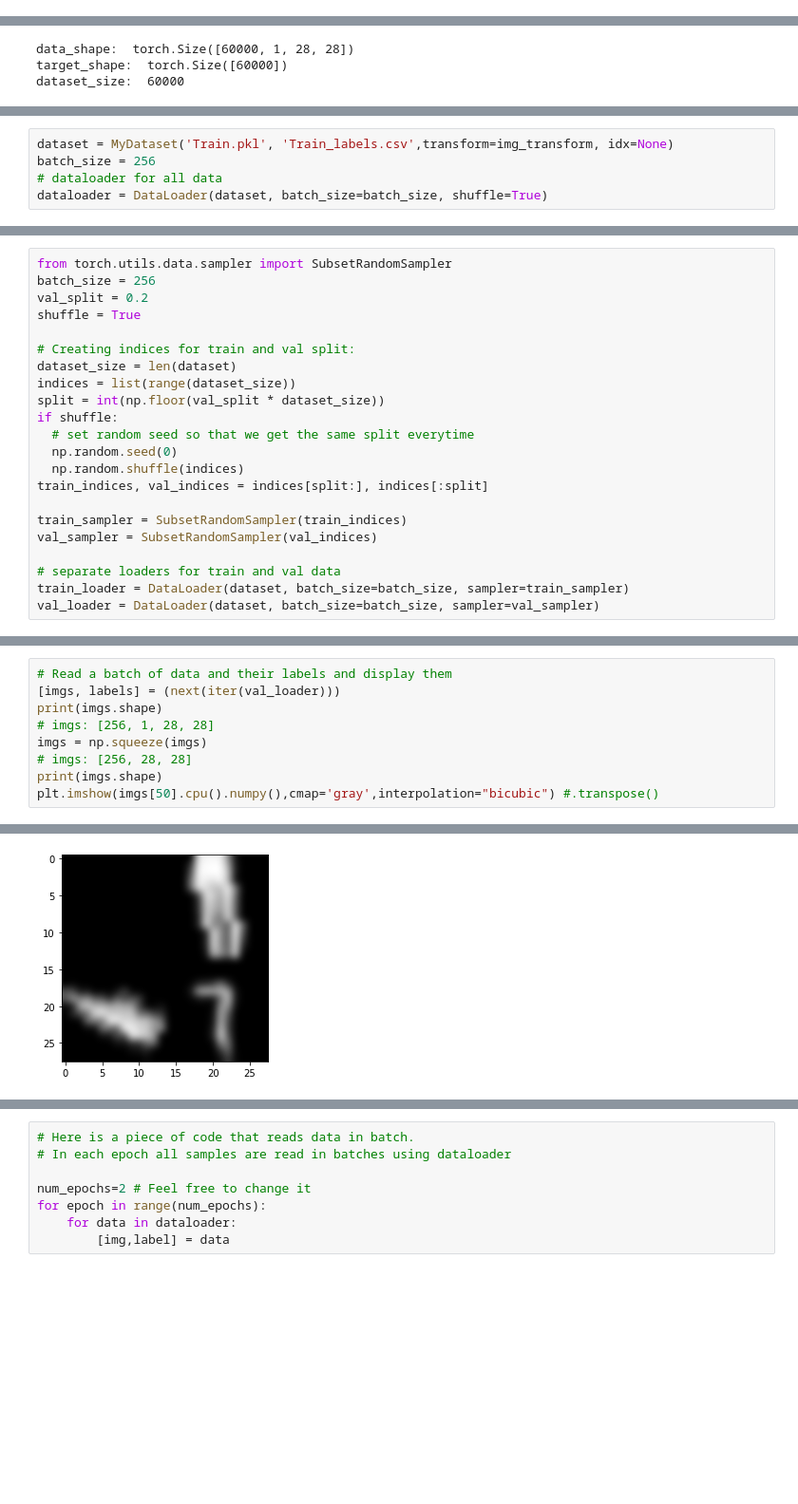
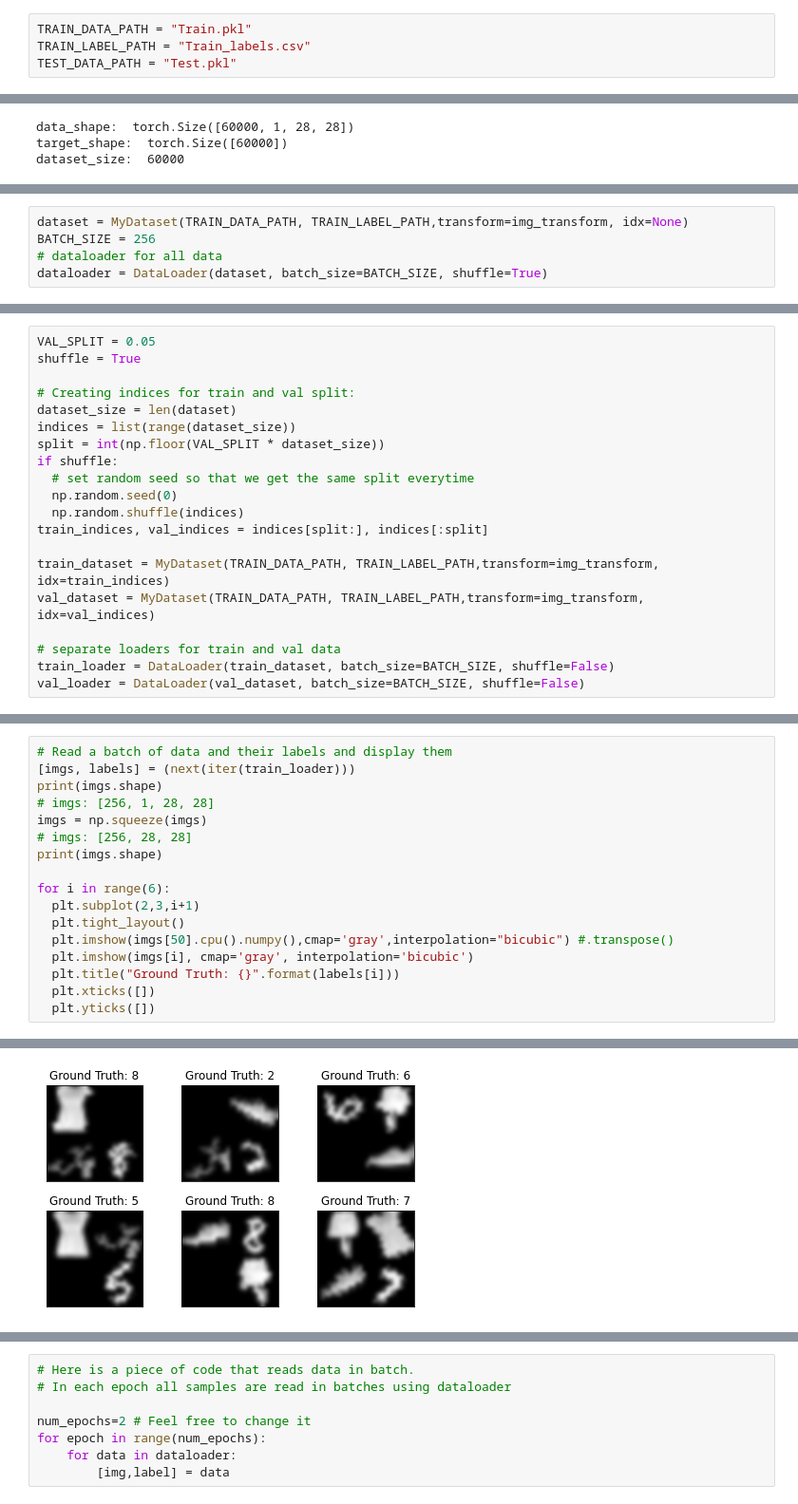
Before and after one commit to jwang44/upgraded-octo-chainsaw, a Jupyter notebook: Load_data.ipynb, the cells around one changed output, grey strips where cells are left out. Shown at 95% size. Drawn from its saved outputs; the diff is of its cells as text; blank space fills up the shorter version.

Commit message:
change loader

```diff
--- a/Load_data.ipynb
+++ b/Load_data.ipynb
@@ -17,3 +15,7 @@ Load_data.ipynb              Train_labels.csv
+# %%
+TRAIN_DATA_PATH = "Train.pkl"
+TRAIN_LABEL_PATH = "Train_labels.csv"
+TEST_DATA_PATH = "Test.pkl"
 # %%
 import pickle
 import matplotlib.pyplot as plt
@@ -98,5 +106,5 @@ class MyDataset(Dataset):
 # %%
-dataset = MyDataset('Train.pkl', 'Train_labels.csv',transform=img_transform, idx=None)
-batch_size = 256
+dataset = MyDataset(TRAIN_DATA_PATH, TRAIN_LABEL_PATH,transform=img_transform, idx=None)
+BATCH_SIZE = 256
 # dataloader for all data
-dataloader = DataLoader(dataset, batch_size=batch_size, shuffle=True)
+dataloader = DataLoader(dataset, batch_size=BATCH_SIZE, shuffle=True)
@@ -103,22 +113,20 @@ dataloader = DataLoader(dataset, batch_size=batch_size, shuffle=True)
 # %%
-from torch.utils.data.sampler import SubsetRandomSampler
-batch_size = 256
-val_split = 0.2
+VAL_SPLIT = 0.05
 shuffle = True
 
 # Creating indices for train and val split:
 dataset_size = len(dataset)
 indices = list(range(dataset_size))
-split = int(np.floor(val_split * dataset_size))
+split = int(np.floor(VAL_SPLIT * dataset_size))
 if shuffle:
   # set random seed so that we get the same split everytime
   np.random.seed(0)
   np.random.shuffle(indices)
 train_indices, val_indices = indices[split:], indices[:split]
 
-train_sampler = SubsetRandomSampler(train_indices)
-val_sampler = SubsetRandomSampler(val_indices)
+train_dataset = MyDataset(TRAIN_DATA_PATH, TRAIN_LABEL_PATH,transform=img_transform, idx=train_indices)
+val_dataset = MyDataset(TRAIN_DATA_PATH, TRAIN_LABEL_PATH,transform=img_transform, idx=val_indices)
 
 # separate loaders for train and val data
-train_loader = DataLoader(dataset, batch_size=batch_size, sampler=train_sampler)
-val_loader = DataLoader(dataset, batch_size=batch_size, sampler=val_sampler)
+train_loader = DataLoader(train_dataset, batch_size=BATCH_SIZE, shuffle=False)
+val_loader = DataLoader(val_dataset, batch_size=BATCH_SIZE, shuffle=False)
@@ -125,12 +135,20 @@ val_loader = DataLoader(dataset, batch_size=batch_size, sampler=val_sampler)
 # %%
 # Read a batch of data and their labels and display them
-[imgs, labels] = (next(iter(val_loader)))
+[imgs, labels] = (next(iter(train_loader)))
 print(imgs.shape)
 # imgs: [256, 1, 28, 28]
 imgs = np.squeeze(imgs)
 # imgs: [256, 28, 28]
 print(imgs.shape)
-plt.imshow(imgs[50].cpu().numpy(),cmap='gray',interpolation="bicubic") #.transpose()
+
+for i in range(6):
+  plt.subplot(2,3,i+1)
+  plt.tight_layout()
+  plt.imshow(imgs[50].cpu().numpy(),cmap='gray',interpolation="bicubic") #.transpose()
+  plt.imshow(imgs[i], cmap='gray', interpolation='bicubic')
+  plt.title("Ground Truth: {}".format(labels[i]))
+  plt.xticks([])
+  plt.yticks([])
 # %% [output]
 torch.Size([256, 1, 28, 28])
 torch.Size([256, 28, 28])
@@ -138 +155 @@ torch.Size([256, 28, 28])
-[figure, old version]
+[figure, new version]
```
Also changed, not shown: parts of 22 cells of this notebook.
